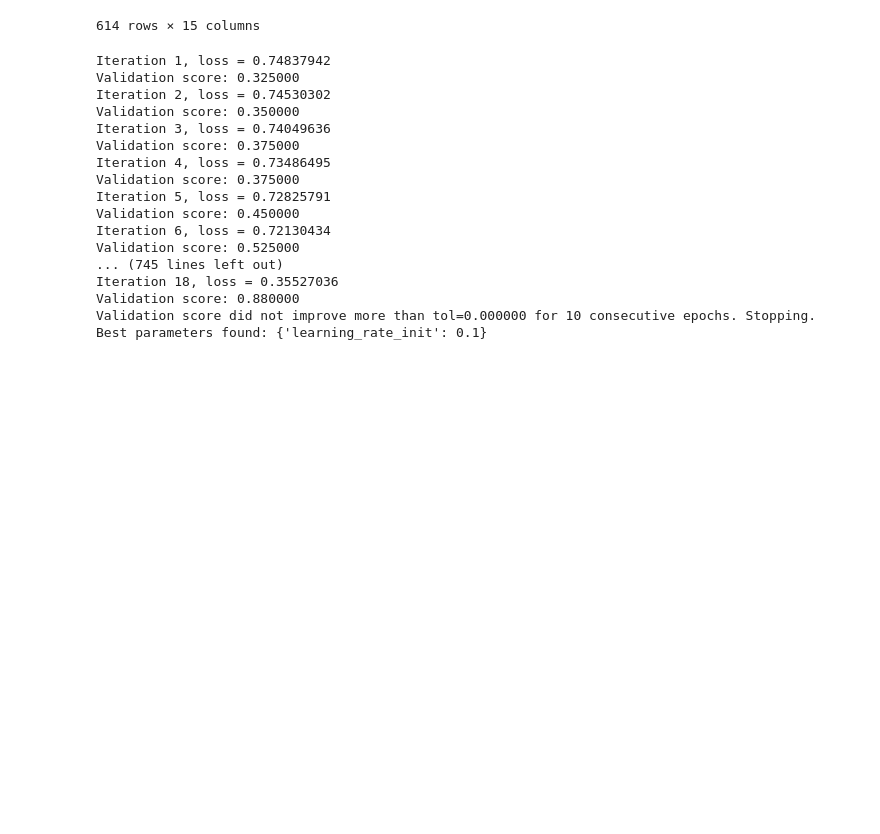
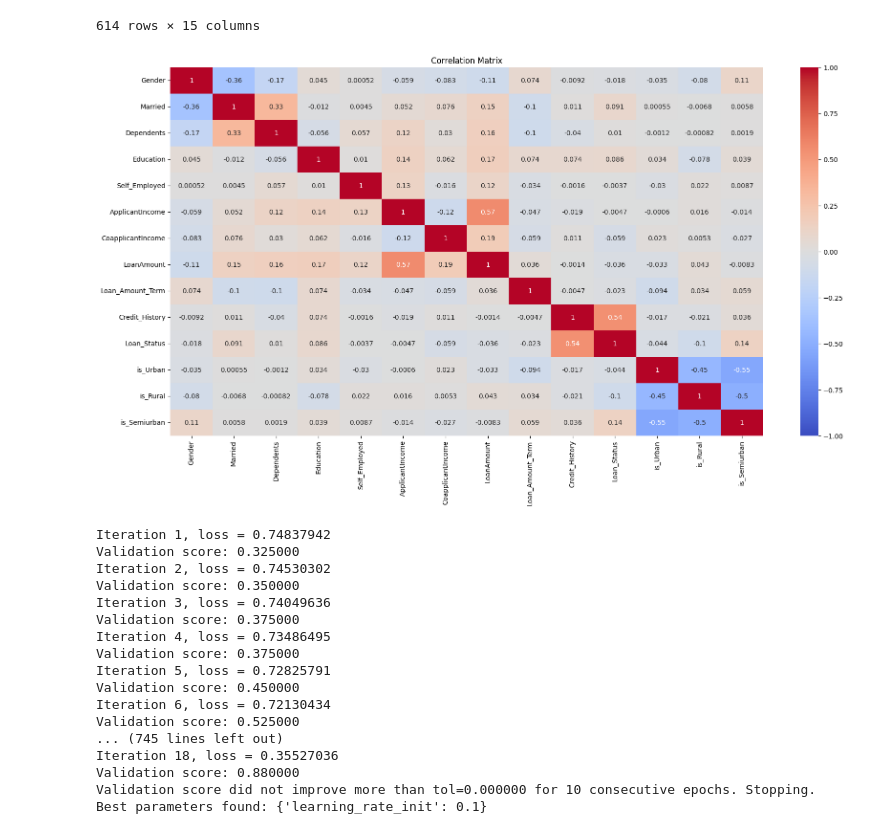
Before and after one commit to Jscott7227/CSC_5240_Project, a Jupyter notebook: AI_project.ipynb, the cells around one changed output. Saved outputs shown, nothing was run; the diff lists cells and outputs as text; code cells hidden in the pictures; blank space fills up the shorter version.

Commit message:
Add files via upload
Added a correlation Matrix

```diff
--- a/AI_project.ipynb
+++ b/AI_project.ipynb
@@ -267,6 +268,16 @@ train_clean = train_clean.drop(['Property_Area'], axis = 1)
 # %%
 X = train_clean.drop(['Loan_Status'], axis = 1)
 Y = train_clean['Loan_Status']
+# %%
+correlation_matrix = train_clean.corr()
+
+# Plotting the correlation matrix as a heatmap
+plt.figure(figsize=(20, 10))
+sns.heatmap(correlation_matrix, annot=True, cmap='coolwarm', vmin=-1, vmax=1)
+plt.title('Correlation Matrix')
+plt.show()
+# %% [output]
+[figure, added]
 # %%
 X_train, X_test, Y_train, Y_test = train_test_split(X, Y, test_size=0.2, random_state=42)
 # %%
```
Also changed, not shown: parts of 1 cell of this notebook.
